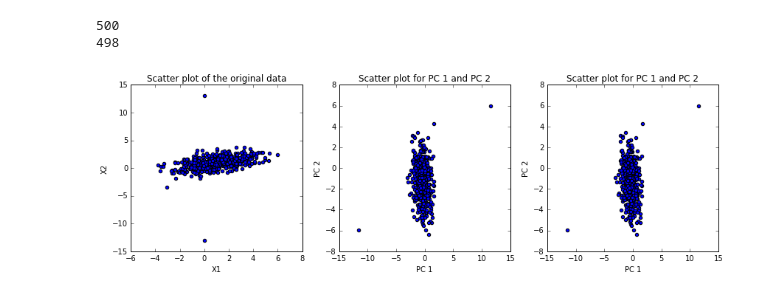
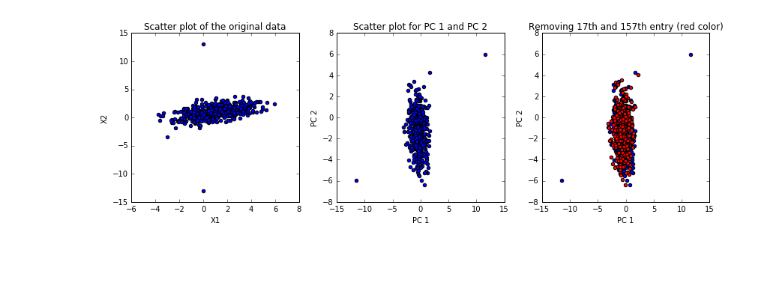
Before and after one commit to danijar/course-machine-intelligence-2, a Jupyter notebook: EX4/Exercise4.ipynb, the cells around one changed output. Saved outputs shown, nothing was run; the diff lists cells and outputs as text; code cells hidden in the pictures; blank space fills up the shorter version.

```diff
--- a/EX4/Exercise4.ipynb
+++ b/EX4/Exercise4.ipynb
@@ -6,30 +6,29 @@ import matplotlib.pyplot as plt
 from mpl_toolkits.mplot3d import Axes3D
 %matplotlib inline
 # %%
-def plot_pcs(data, axes):
+def plot_pcs(data, axes, title='', color='blue'):
+    eigvals, eigvecs = np.linalg.eigh(data.cov())
     data = np.dot(eigvecs, data.T).T
     data = pd.DataFrame(data)
-    ax = data.plot.scatter(ax=axes, x=0, y=1, title='Scatter plot for PC 1 and PC 2');
+    ax = data.plot.scatter(ax=axes, x=0, y=1, title=title, color=color);
     ax.set_xlabel('PC 1')
     ax.set_ylabel('PC 2');
 # %%
 # Exercise 4.1
 figure, axes = plt.subplots(nrows=1, ncols=3, figsize=(12, 4))
 
 orig_data = pd.read_csv("pca2.csv")
 orig_data.plot.scatter(ax=axes[0], x=0, y=1, title='Scatter plot of the original data')
-eigvals, eigvecs = np.linalg.eigh(orig_data.cov())
 
 # Transform into the coordinate system of the PCAs
-plot_pcs(orig_data, axes[1])
+plot_pcs(orig_data, axes[1], 'Scatter plot for PC 1 and PC 2')
 # TODO What do you observe?
 
-orig_data.drop([17, 157], inplace=True)
-plot_pcs(orig_data, axes[2])
+changed_data = orig_data.drop([16, 156])
+plot_pcs(orig_data, axes[2], 'Removing 17th and 157th entry (red color)', color='blue')
+plot_pcs(changed_data, axes[2], color='red')
 # TODO What is the difference?
 
 figure.tight_layout()
 # %% [output]
-500
-498
-[figure, old version]
+[figure, new version]
```
Also changed, not shown: parts of 2 cells of this notebook.
